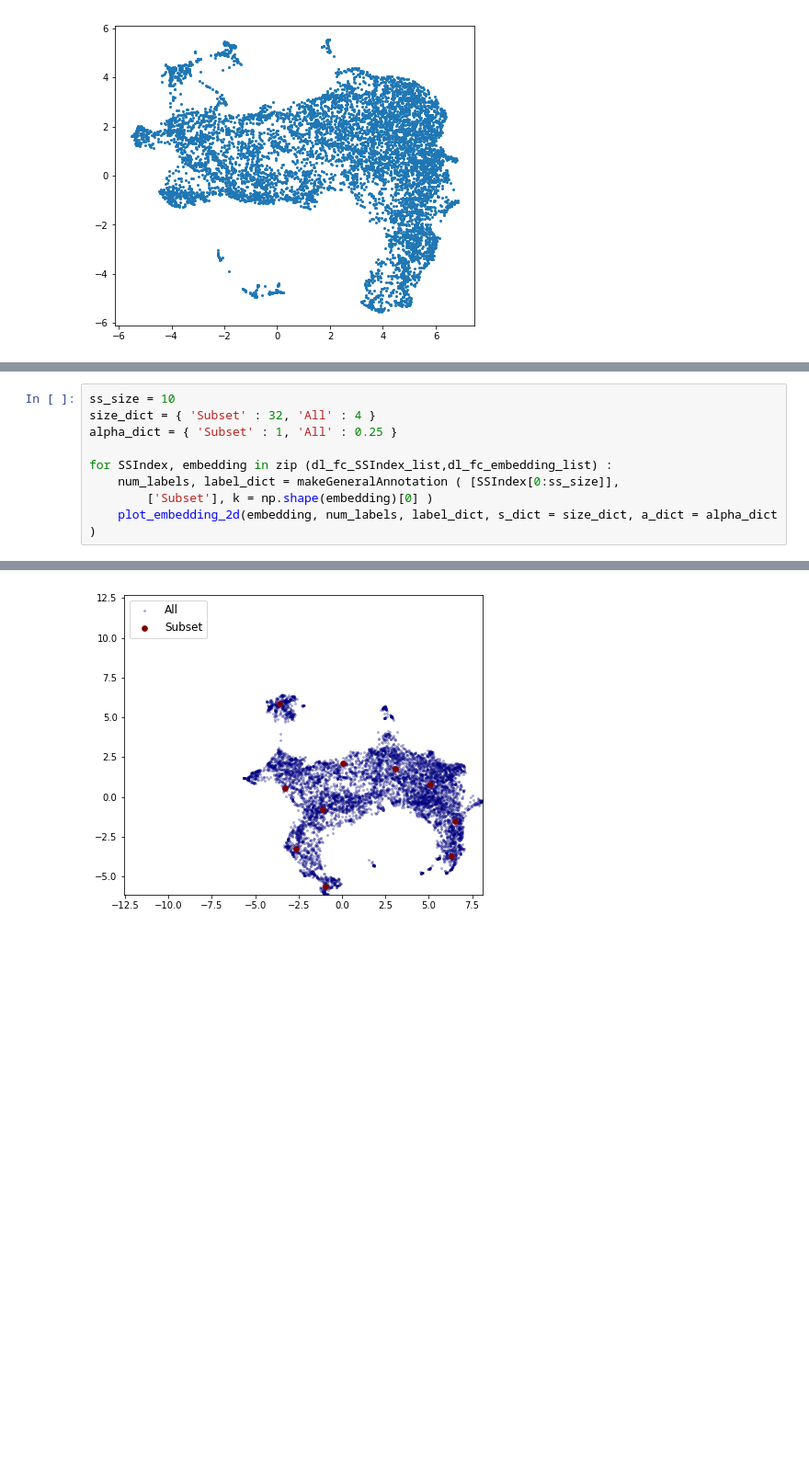
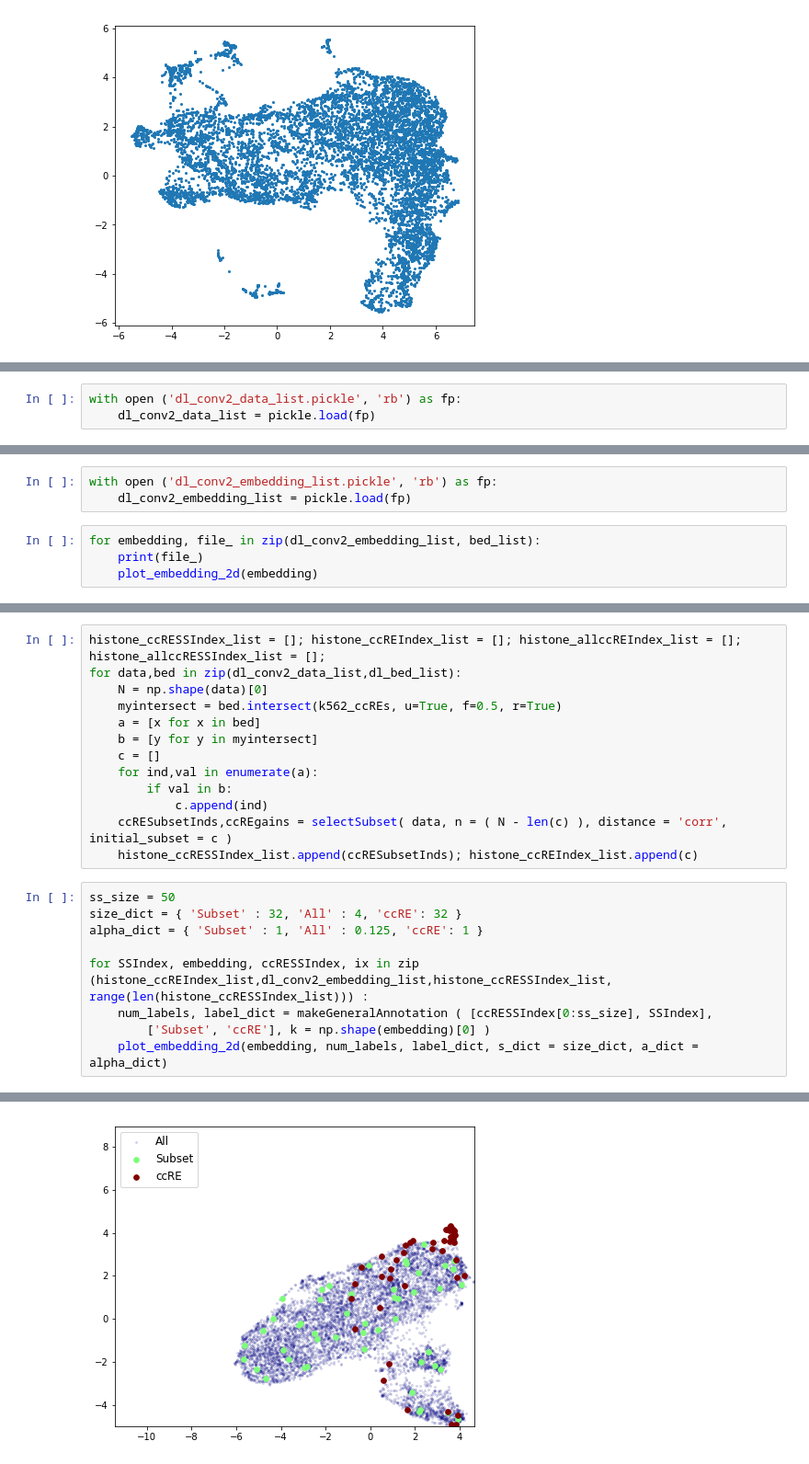
Before and after one commit to kundajelab/locusselect, a Jupyter notebook: examples/locusselect_pipeline.ipynb, the cells around one changed output, grey strips where cells are left out. Shown at 92% size. Cells and saved outputs as stored; diff of their text form; blank space fills up the shorter version.

Commit message:
Intersected ccRE regions with bed files

```diff
--- a/examples/locusselect_pipeline.ipynb
+++ b/examples/locusselect_pipeline.ipynb
@@ -330,0 +542,3 @@ W0708 23:52:25.453961 140492965267264 _axes.py:4217] 'c' argument looks like a s
+# %%
+with open ('dl_conv2_data_list.pickle', 'rb') as fp:
+    dl_conv2_data_list = pickle.load(fp)
@@ -330,0 +550,7 @@ W0708 23:52:25.453961 140492965267264 _axes.py:4217] 'c' argument looks like a s
+# %%
+with open ('dl_conv2_embedding_list.pickle', 'rb') as fp:
+    dl_conv2_embedding_list = pickle.load(fp)
+# %%
+for embedding, file_ in zip(dl_conv2_embedding_list, bed_list):
+    print(file_)
+    plot_embedding_2d(embedding)
@@ -331,10 +570,23 @@ W0708 23:52:25.453961 140492965267264 _axes.py:4217] 'c' argument looks like a s
+# %%
+histone_ccRESSIndex_list = []; histone_ccREIndex_list = []; histone_allccREIndex_list = []; histone_allccRESSIndex_list = [];
+for data,bed in zip(dl_conv2_data_list,dl_bed_list):
+    N = np.shape(data)[0]
+    myintersect = bed.intersect(k562_ccREs, u=True, f=0.5, r=True)
+    a = [x for x in bed]
+    b = [y for y in myintersect]
+    c = []
+    for ind,val in enumerate(a):
+        if val in b:
+            c.append(ind)
+    ccRESubsetInds,ccREgains = selectSubset( data, n = ( N - len(c) ), distance = 'corr', initial_subset = c )
+    histone_ccRESSIndex_list.append(ccRESubsetInds); histone_ccREIndex_list.append(c)
 # %%
-ss_size = 10
-size_dict = { 'Subset' : 32, 'All' : 4 }
-alpha_dict = { 'Subset' : 1, 'All' : 0.25 }
+ss_size = 50
+size_dict = { 'Subset' : 32, 'All' : 4, 'ccRE': 32 }
+alpha_dict = { 'Subset' : 1, 'All' : 0.125, 'ccRE': 1 }
 
-for SSIndex, embedding in zip (dl_fc_SSIndex_list,dl_fc_embedding_list) :
-    num_labels, label_dict = makeGeneralAnnotation ( [SSIndex[0:ss_size]],
-        ['Subset'], k = np.shape(embedding)[0] )
-    plot_embedding_2d(embedding, num_labels, label_dict, s_dict = size_dict, a_dict = alpha_dict  )
+for SSIndex, embedding, ccRESSIndex, ix in zip (histone_ccREIndex_list,dl_conv2_embedding_list,histone_ccRESSIndex_list, range(len(histone_ccRESSIndex_list))) :
+    num_labels, label_dict = makeGeneralAnnotation ( [ccRESSIndex[0:ss_size], SSIndex],
+        ['Subset', 'ccRE'], k = np.shape(embedding)[0] )
+    plot_embedding_2d(embedding, num_labels, label_dict, s_dict = size_dict, a_dict = alpha_dict)
 # %% [output]
@@ -357 +615 @@ W0708 23:52:26.998851 140492965267264 _axes.py:4217] 'c' argument looks like a s
-[figure, old version]
+[figure, new version]
```
Also changed, not shown: parts of 29 cells of this notebook, 1 other file.
